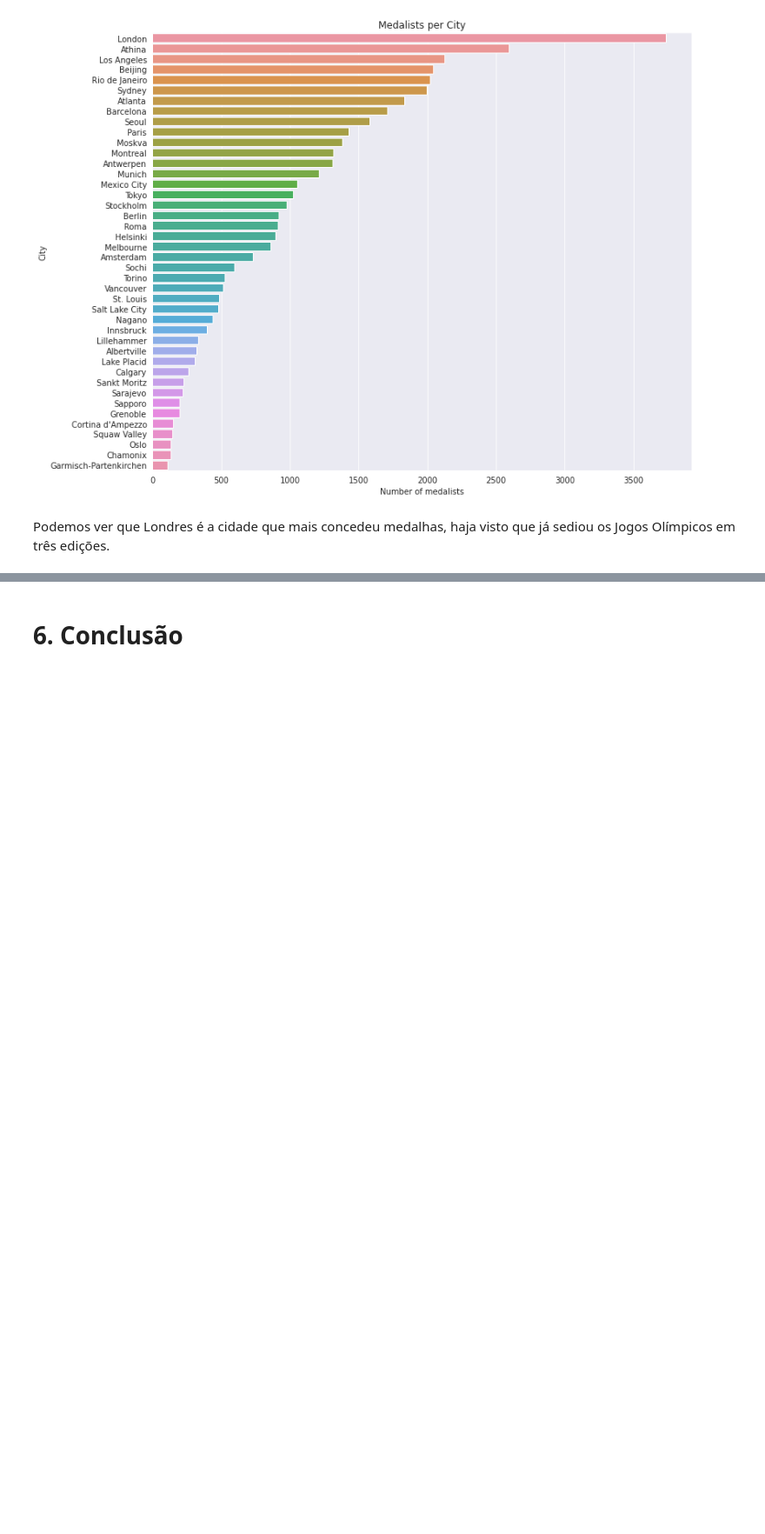
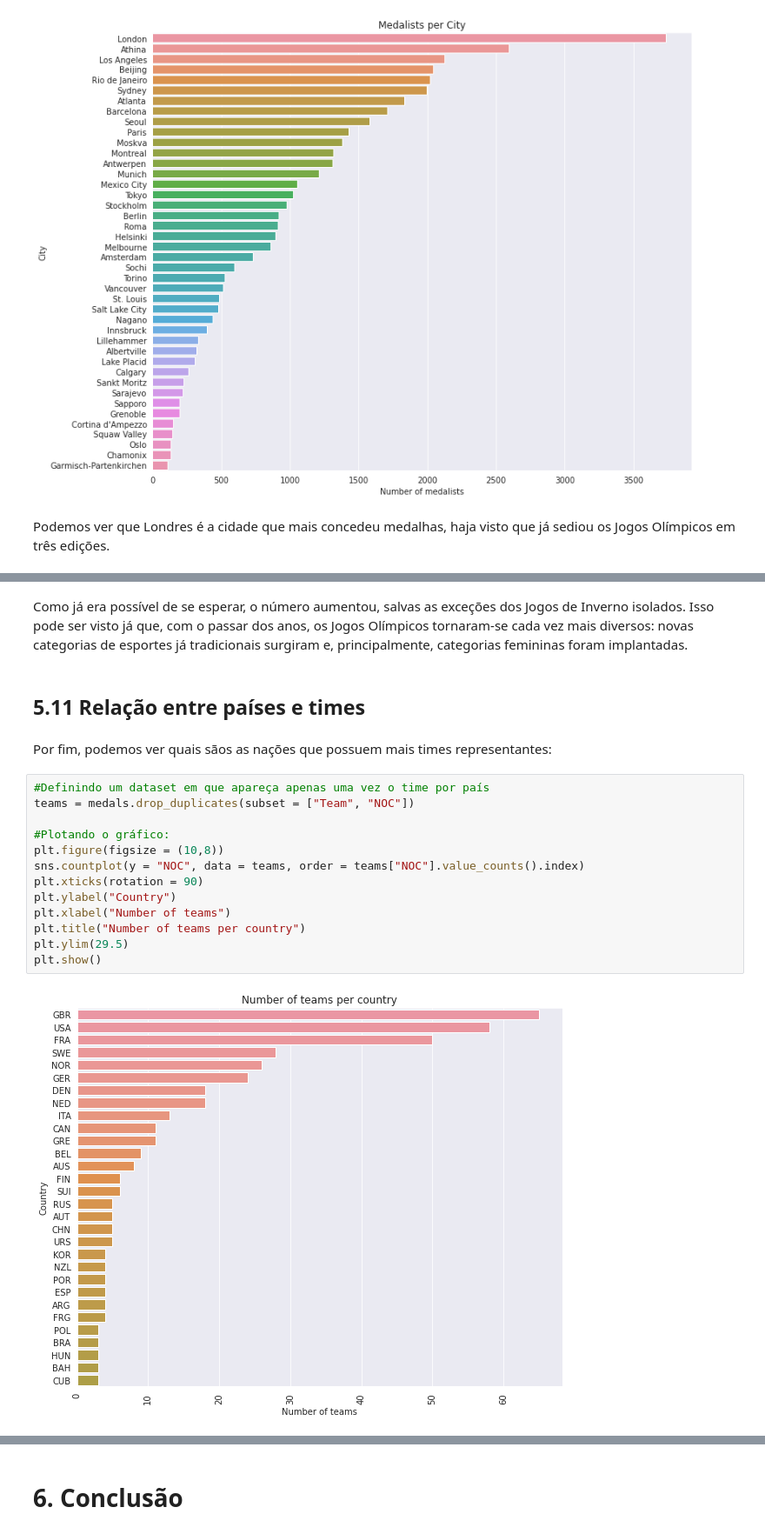
Before and after one commit to rianpf/mini_projeto_analise_e_limpeza, a Jupyter notebook: Analise_e_Limpeza.ipynb, the cells around one changed output, grey strips where cells are left out. Shown at 87% size. Drawn from its saved outputs; the diff is of its cells as text; blank space fills up the shorter version.

```diff
--- a/Analise_e_Limpeza.ipynb
+++ b/Analise_e_Limpeza.ipynb
@@ -816,0 +876,21 @@ Podemos ver que Londres é a cidade que mais concedeu medalhas, haja visto que j
+# %% [markdown]
+Como já era possível de se esperar, o número aumentou, salvas as exceções dos Jogos de Inverno isolados. Isso pode ser visto já que, com o passar dos anos, os Jogos Olímpicos tornaram-se cada vez mais diversos: novas categorias de esportes já tradicionais surgiram e, principalmente, categorias femininas foram implantadas.
+# %% [markdown]
+## 5.11 Relação entre países e times
+# %% [markdown]
+Por fim, podemos ver quais sãos as nações que possuem mais times representantes:
+# %%
+#Definindo um dataset em que apareça apenas uma vez o time por país
+teams = medals.drop_duplicates(subset = ["Team", "NOC"])
+
+#Plotando o gráfico:
+plt.figure(figsize = (10,8))
+sns.countplot(y = "NOC", data = teams, order = teams["NOC"].value_counts().index)
+plt.xticks(rotation = 90)
+plt.ylabel("Country")
+plt.xlabel("Number of teams")
+plt.title("Number of teams per country")
+plt.ylim(29.5)
+plt.show()
+# %% [output]
+[figure, added]
```
Also changed, not shown: parts of 23 cells of this notebook.
